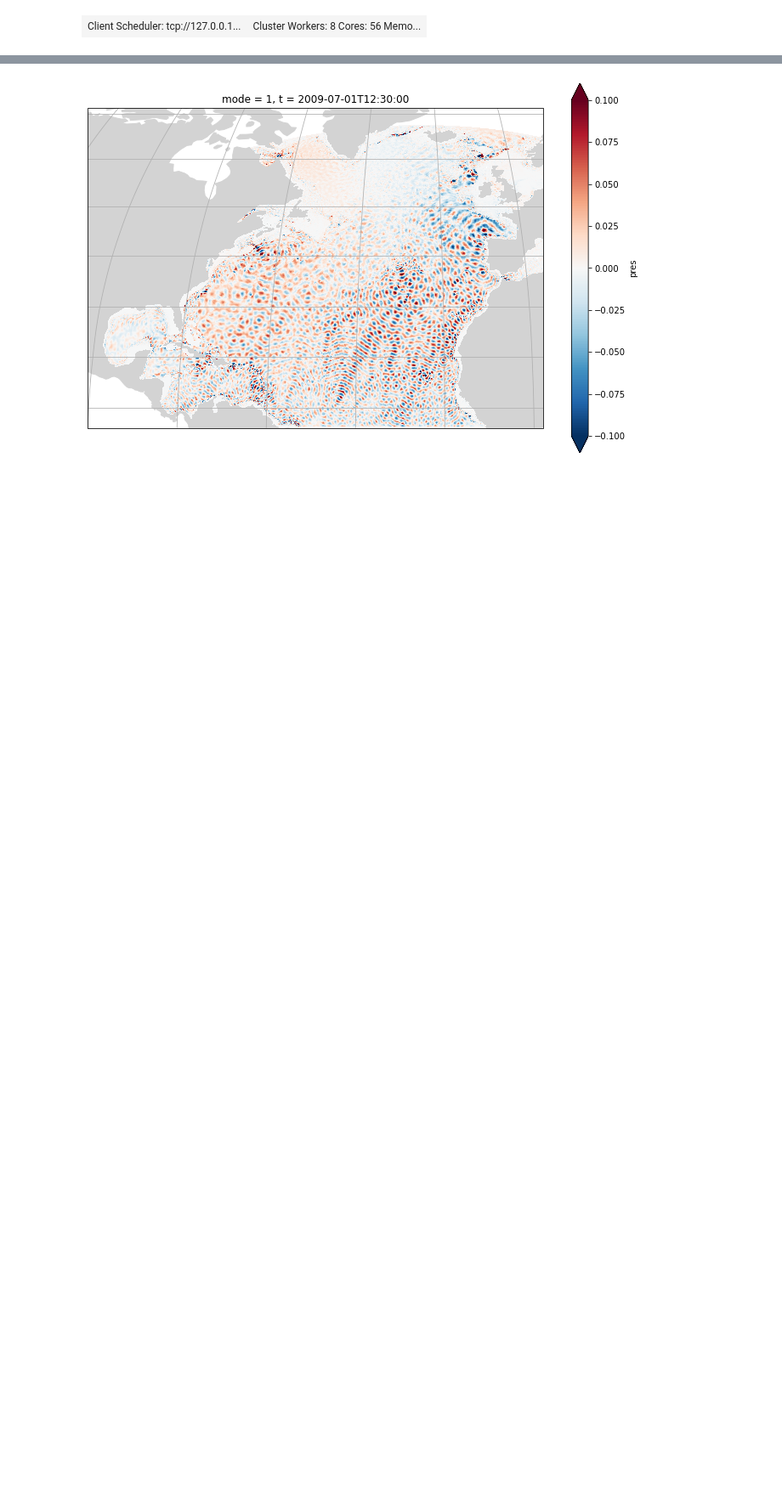
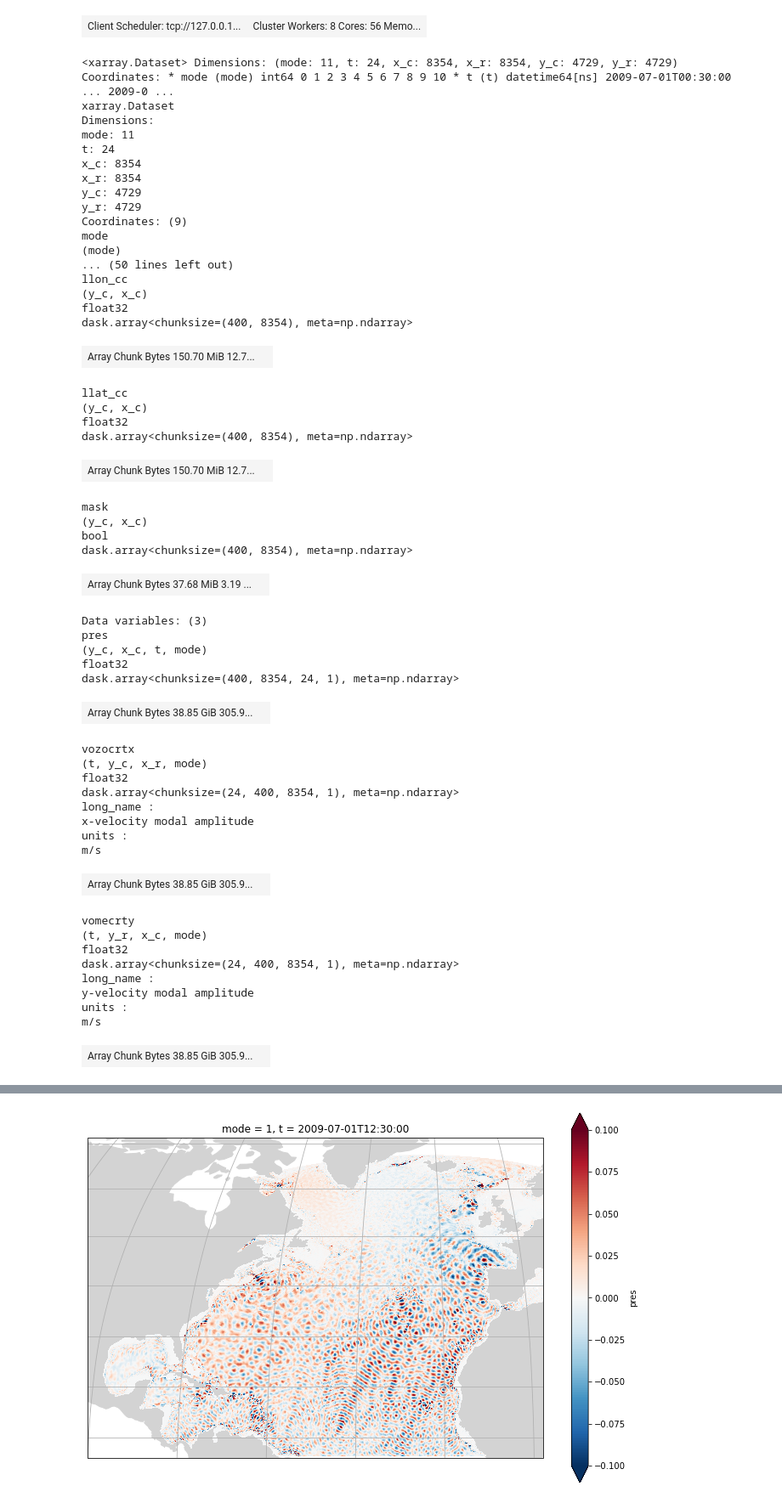
Before and after one commit to NoeLahaye/ITideNATL, a Jupyter notebook: post-processing/tuto_ana_modamp.ipynb, the cells around one changed output, grey strips where cells are left out. Shown at 85% size. Cells and saved outputs as stored; diff of their text form; code cells hidden in the pictures; blank space fills up the shorter version.

```diff
--- a/post-processing/tuto_ana_modamp.ipynb
+++ b/post-processing/tuto_ana_modamp.ipynb
@@ -104,21 +103,76 @@ def prep_one_plot(**kwargs):
 # %%
 ### load data
 data_path = get_modamp_path(var=my_vars, date=my_dates)
 ds = xr.Dataset()
 for k,v in data_path.items():
     ds = ds.merge(xr.open_mfdataset(v, concat_dim="t", combine="nested", engine="zarr"), join="inner")
 ds
 chks = {k[0]:v[0] for k,v in ds.chunks.items() if k in ["x_c", "y_c"]}
 
 ### add lon, lat coords
 for c in ["llon_cc", "llat_cc"]:
     if c in ds.coords:
         ds[c] = ut.open_one_coord(grid_path, chunks=chks, varname=c)[c]
     else:
         ds = ds.assign_coords({c:ut.open_one_coord(grid_path, chunks=chks, varname=c)[c]})
 ds
 
 ### add a mask, from mode file
 dm = xr.open_zarr(vmod_path["gen"]).chunk({k+"_c":chks[k] for k in ["x","y"]})
 mask = (~xr.ufuncs.isnan(dm.norm.isel(mode=0)).reset_coords(drop=True)).persist()
 ds = ds.assign_coords(mask=mask)
+
+ds
+# %% [output]
+<xarray.Dataset> Dimensions: (mode: 11, t: 24, x_c: 8354, x_r: 8354, y_c: 4729, y_r: 4729) Coordinates: * mode (mode) int64 0 1 2 3 4 5 6 7 8 9 10 * t (t) datetime64[ns] 2009-07-01T00:30:00 ... 2009-0 ...
+xarray.Dataset
+Dimensions:
+mode: 11
+t: 24
+x_c: 8354
+x_r: 8354
+y_c: 4729
+y_r: 4729
+Coordinates: (9)
+mode
+(mode)
+... (50 lines left out)
+llon_cc
+(y_c, x_c)
+float32
+dask.array<chunksize=(400, 8354), meta=np.ndarray>
+| Array Chunk Bytes 150.70 MiB 12.7... |  |
+llat_cc
+(y_c, x_c)
+float32
+dask.array<chunksize=(400, 8354), meta=np.ndarray>
+| Array Chunk Bytes 150.70 MiB 12.7... |  |
+mask
+(y_c, x_c)
+bool
+dask.array<chunksize=(400, 8354), meta=np.ndarray>
+| Array Chunk Bytes 37.68 MiB 3.19 ... |  |
+Data variables: (3)
+pres
+(y_c, x_c, t, mode)
+float32
+dask.array<chunksize=(400, 8354, 24, 1), meta=np.ndarray>
+| Array Chunk Bytes 38.85 GiB 305.9... |  |
+vozocrtx
+(t, y_c, x_r, mode)
+float32
+dask.array<chunksize=(24, 400, 8354, 1), meta=np.ndarray>
+long_name :
+x-velocity modal amplitude
+units :
+m/s
+| Array Chunk Bytes 38.85 GiB 305.9... |  |
+vomecrty
+(t, y_r, x_c, mode)
+float32
+dask.array<chunksize=(24, 400, 8354, 1), meta=np.ndarray>
+long_name :
+y-velocity modal amplitude
+units :
+m/s
+| Array Chunk Bytes 38.85 GiB 305.9... |  |
```
Also changed, not shown: parts of 2 cells of this notebook.
